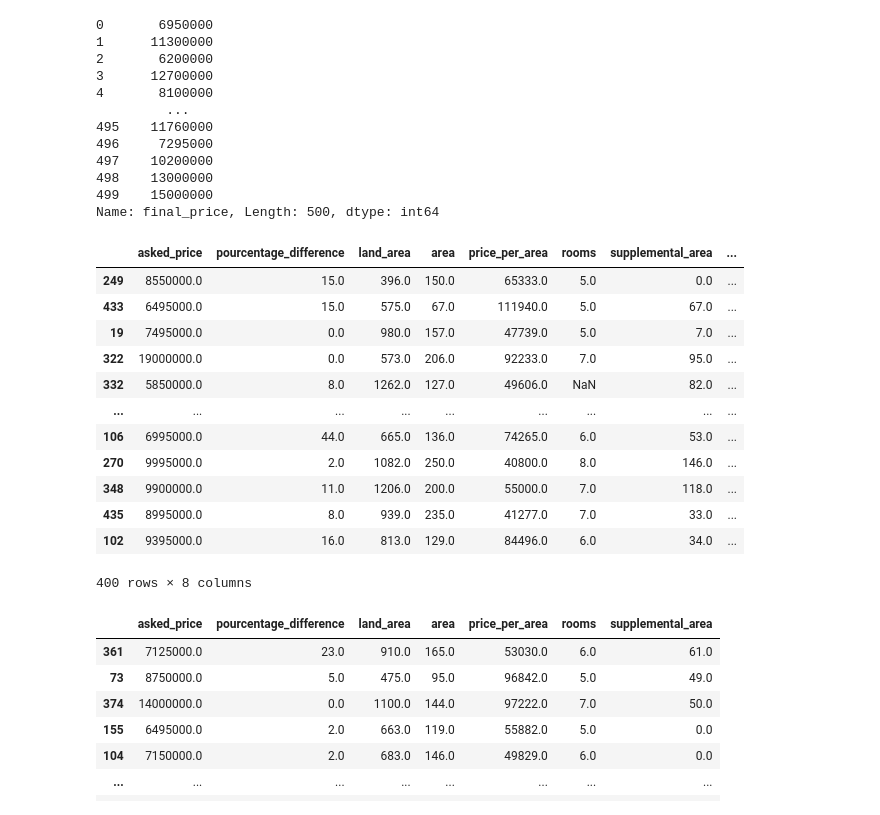
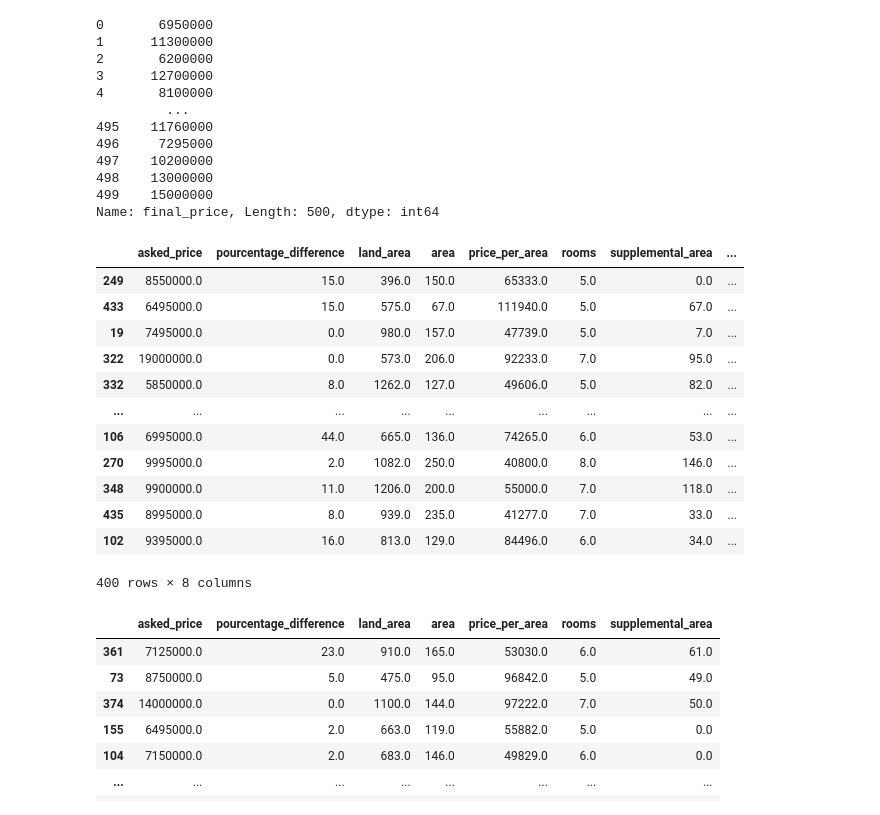
Before and after one commit to AndresTrujillo1811-bit/data-pipeline-for-ml_examensarbete, a Jupyter notebook: machine_learning/house_prices_pred.ipynb, the cells around one changed output. Saved outputs shown, nothing was run; the diff lists cells and outputs as text; code cells hidden in the pictures.

```diff
--- a/machine_learning/house_prices_pred.ipynb
+++ b/machine_learning/house_prices_pred.ipynb
@@ -69,16 +69,16 @@ y
 Name: final_price, Length: 500, dtype: int64
 # %%
 # Training Data
-X_train, X_test, y_train, y_test = train_test_split(X, y, test_size=0.2, random_state=42) # 80% Training data - 20% Testing data
+X_train, X_test, y_train, y_test = train_test_split(X.fillna(5), y, test_size=0.2, random_state=42) # 80% Training data - 20% Testing data
 train_data = X_train.join(y_train)
 train_data
 # %% [output]
 |  | asked_price | pourcentage_difference | land_area | area | price_per_area | rooms | supplemental_area | ... |
 | 249 | 8550000.0 | 15.0 | 396.0 | 150.0 | 65333.0 | 5.0 | 0.0 | ... |
 | 433 | 6495000.0 | 15.0 | 575.0 | 67.0 | 111940.0 | 5.0 | 67.0 | ... |
 | 19 | 7495000.0 | 0.0 | 980.0 | 157.0 | 47739.0 | 5.0 | 7.0 | ... |
 | 322 | 19000000.0 | 0.0 | 573.0 | 206.0 | 92233.0 | 7.0 | 95.0 | ... |
-| 332 | 5850000.0 | 8.0 | 1262.0 | 127.0 | 49606.0 | NaN | 82.0 | ... |
+| 332 | 5850000.0 | 8.0 | 1262.0 | 127.0 | 49606.0 | 5.0 | 82.0 | ... |
 | ... | ... | ... | ... | ... | ... | ... | ... | ... |
 | 106 | 6995000.0 | 44.0 | 665.0 | 136.0 | 74265.0 | 6.0 | 53.0 | ... |
 | 270 | 9995000.0 | 2.0 | 1082.0 | 250.0 | 40800.0 | 8.0 | 146.0 | ... |
```
Also changed, not shown: parts of 8 cells of this notebook.
